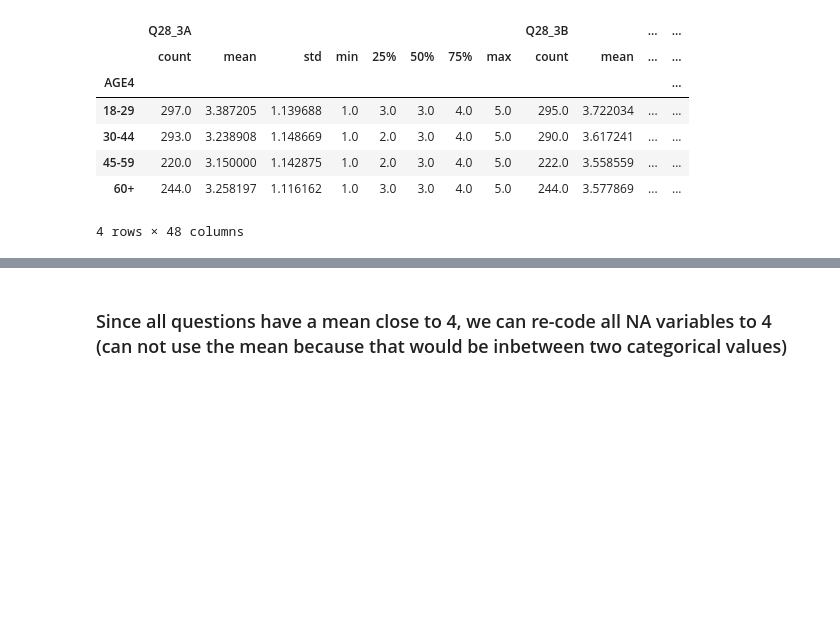
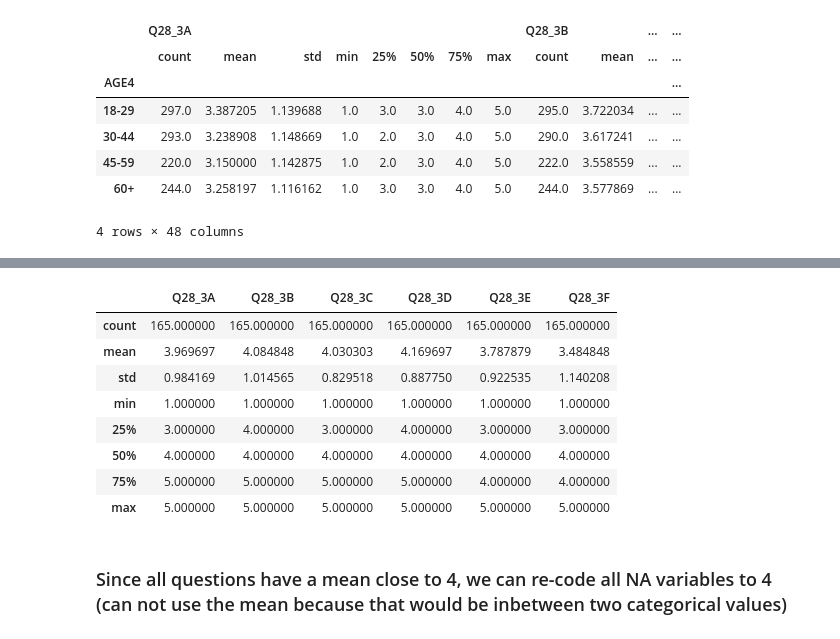
Before and after one commit to matthewasloan95/social-isolation-transportation, a Jupyter notebook: Cleaning-and-EDA.ipynb, the cells around one changed output, grey strips where cells are left out. Cells and saved outputs as stored; diff of their text form; code cells hidden in the pictures; blank space fills up the shorter version.

```diff
--- a/Cleaning-and-EDA.ipynb
+++ b/Cleaning-and-EDA.ipynb
@@ -378,3 +390,15 @@ df_clean.groupby('AGE4')[['Q28_3A','Q28_3B','Q28_3C','Q28_3D','Q28_3E','Q28_3F']
+# %%
+df_clean[(df_clean['AGE4']!='60+') & (df_clean['uses_pt']==1)][['Q28_3A','Q28_3B','Q28_3C','Q28_3D','Q28_3E','Q28_3F']].describe()
+# %% [output]
+|  | Q28_3A | Q28_3B | Q28_3C | Q28_3D | Q28_3E | Q28_3F |
+| count | 165.000000 | 165.000000 | 165.000000 | 165.000000 | 165.000000 | 165.000000 |
+| mean | 3.969697 | 4.084848 | 4.030303 | 4.169697 | 3.787879 | 3.484848 |
+| std | 0.984169 | 1.014565 | 0.829518 | 0.887750 | 0.922535 | 1.140208 |
+| min | 1.000000 | 1.000000 | 1.000000 | 1.000000 | 1.000000 | 1.000000 |
+| 25% | 3.000000 | 4.000000 | 3.000000 | 4.000000 | 3.000000 | 3.000000 |
+| 50% | 4.000000 | 4.000000 | 4.000000 | 4.000000 | 4.000000 | 4.000000 |
+| 75% | 5.000000 | 5.000000 | 5.000000 | 5.000000 | 4.000000 | 4.000000 |
+| max | 5.000000 | 5.000000 | 5.000000 | 5.000000 | 5.000000 | 5.000000 |
 # %% [markdown]
 ### Since all questions have a mean close to 4, we can re-code all NA variables to 4 (can not use the mean because that would be inbetween two categorical values)
 # %% [markdown]
```
Also changed, not shown: parts of 7 cells of this notebook, 2 other files.
